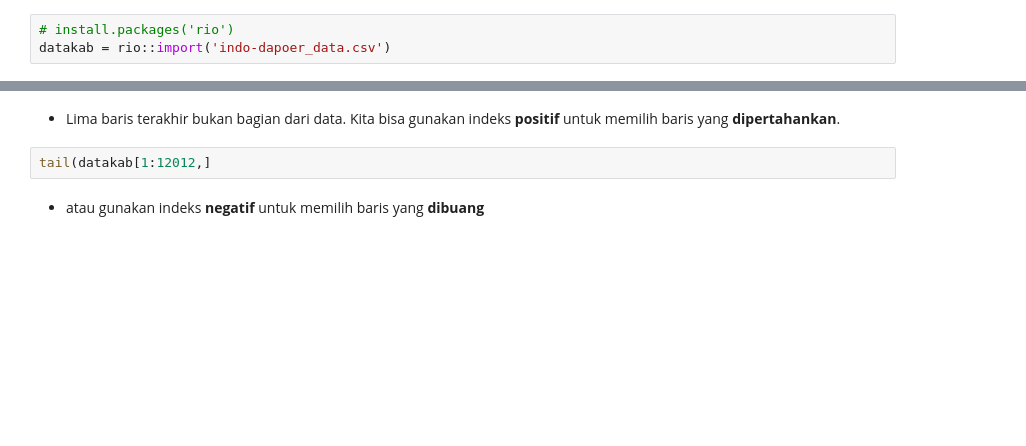
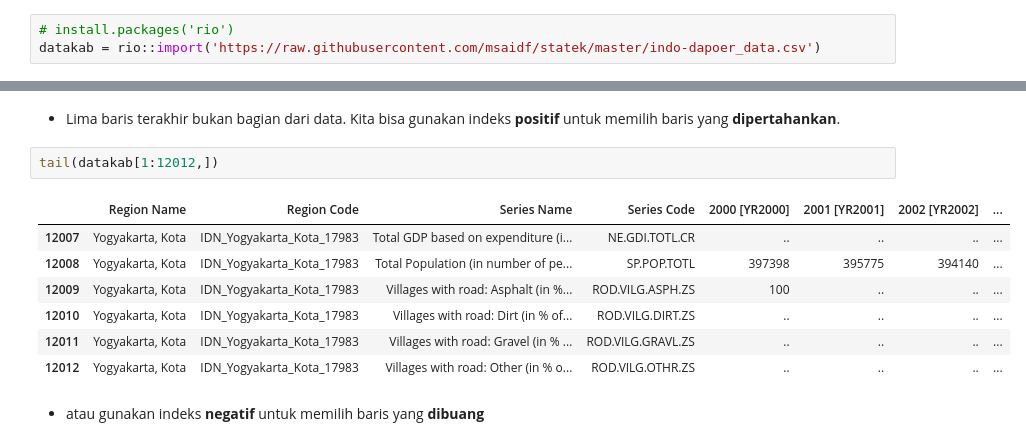
Before and after one commit to msaidf/statek, a Jupyter notebook: content/MenyiapkanData.ipynb, the cells around one changed output, grey strips where cells are left out. Cells and saved outputs as stored; diff of their text form; blank space fills up the shorter version.

```diff
--- a/content/MenyiapkanData.ipynb
+++ b/content/MenyiapkanData.ipynb
@@ -17,7 +17,7 @@
 - Data yang diimpor akan menjadi obyek R tipe `data.frame`
 # %%
 # install.packages('rio')
-datakab = rio::import('indo-dapoer_data.csv')
+datakab = rio::import('https://raw.githubusercontent.com/msaidf/statek/master/indo-dapoer_data.csv')
 # %% [markdown]
 ## Mengecek Data
 # %% [markdown]
@@ -37,7 +56,15 @@ head(datakab); tail(datakab, n = 8)
 # %% [markdown]
 - Lima baris terakhir bukan bagian dari data. Kita bisa gunakan indeks **positif** untuk memilih baris yang **dipertahankan**.
 # %%
-tail(datakab[1:12012,]
+tail(datakab[1:12012,])
+# %% [output]
+|  | Region Name | Region Code | Series Name | Series Code | 2000 [YR2000] | 2001 [YR2001] | 2002 [YR2002] | ... |
+| 12007 | Yogyakarta, Kota | IDN_Yogyakarta_Kota_17983 | Total GDP based on expenditure (i... | NE.GDI.TOTL.CR | .. | .. | .. | ... |
+| 12008 | Yogyakarta, Kota | IDN_Yogyakarta_Kota_17983 | Total Population (in number of pe... | SP.POP.TOTL | 397398 | 395775 | 394140 | ... |
+| 12009 | Yogyakarta, Kota | IDN_Yogyakarta_Kota_17983 | Villages with road: Asphalt (in %... | ROD.VILG.ASPH.ZS | 100 | .. | .. | ... |
+| 12010 | Yogyakarta, Kota | IDN_Yogyakarta_Kota_17983 | Villages with road: Dirt (in % of... | ROD.VILG.DIRT.ZS | .. | .. | .. | ... |
+| 12011 | Yogyakarta, Kota | IDN_Yogyakarta_Kota_17983 | Villages with road: Gravel (in % ... | ROD.VILG.GRAVL.ZS | .. | .. | .. | ... |
+| 12012 | Yogyakarta, Kota | IDN_Yogyakarta_Kota_17983 | Villages with road: Other (in % o... | ROD.VILG.OTHR.ZS | .. | .. | .. | ... |
 # %% [markdown]
 - atau gunakan indeks **negatif** untuk memilih baris yang **dibuang**
 # %%
```
Also changed, not shown: parts of 46 cells of this notebook, 27 other files.
